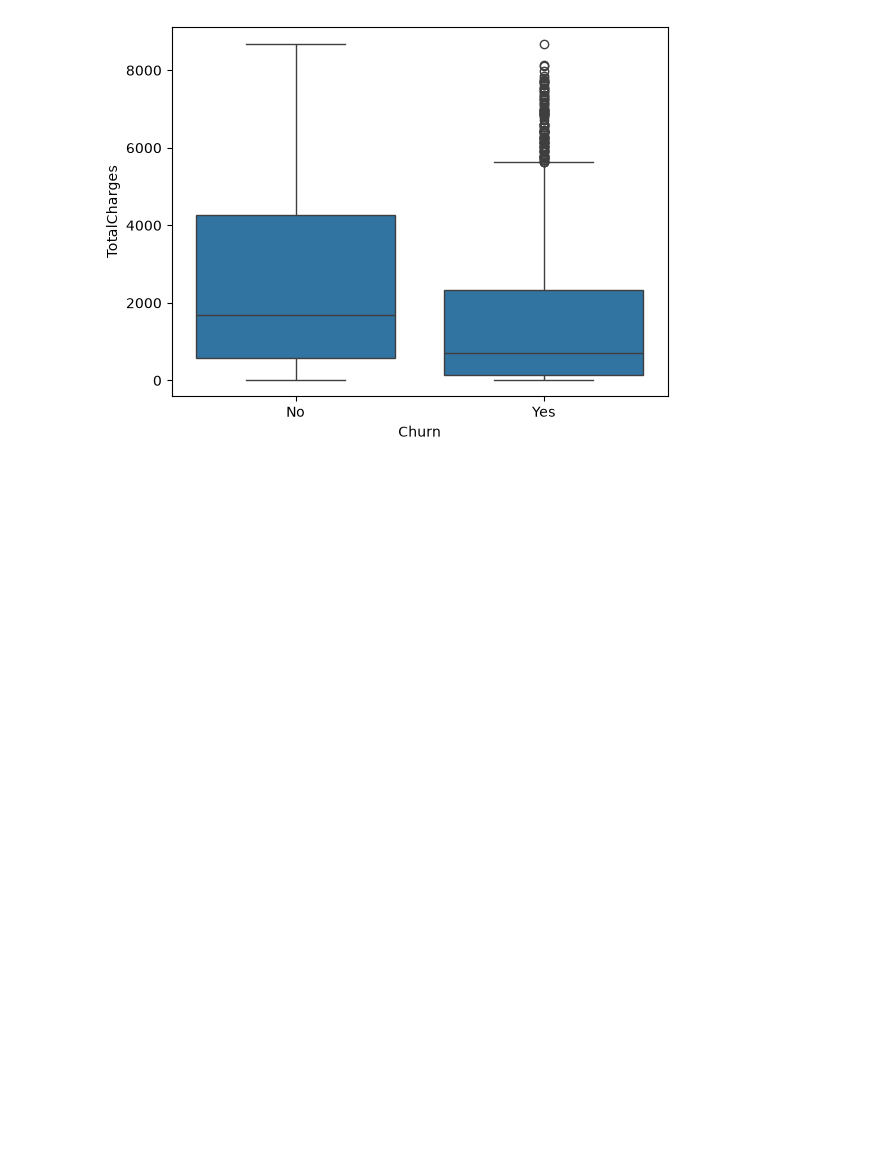
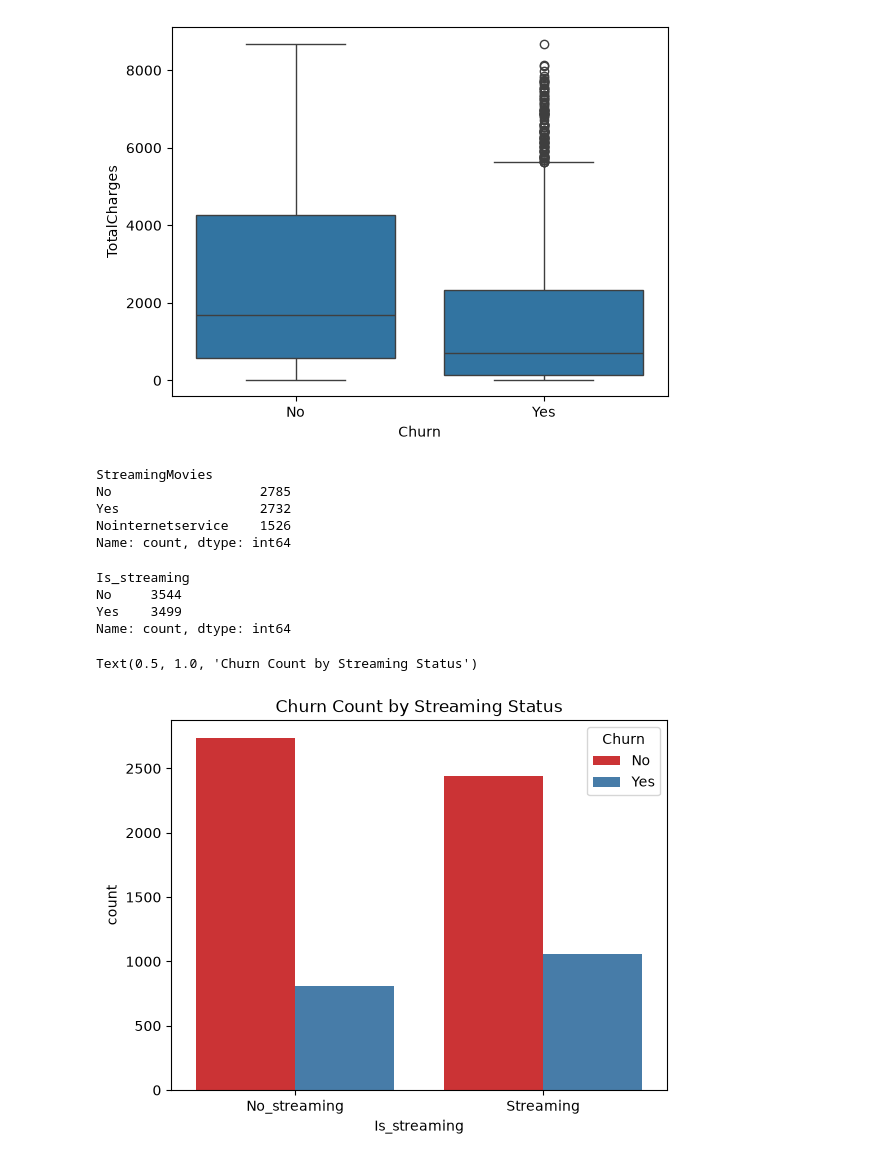
Before and after one commit to DhvanishChodavadiya/Customer-churn-prediction-, a Jupyter notebook: notebook/EDA.ipynb, the cells around one changed output. Saved outputs shown, nothing was run; the diff lists cells and outputs as text; code cells hidden in the pictures; blank space fills up the shorter version.

```diff
--- a/notebook/EDA.ipynb
+++ b/notebook/EDA.ipynb
@@ -335,3 +335,26 @@ sns.boxplot(data=df, x='Churn', y='TotalCharges')
 # %% [output]
 <Axes: xlabel='Churn', ylabel='TotalCharges'>
 [figure]
+# %%
+df['StreamingMovies'].value_counts()
+# %% [output]
+StreamingMovies
+No                   2785
+Yes                  2732
+Nointernetservice    1526
+Name: count, dtype: int64
+# %%
+df['Is_streaming'] = ((df['StreamingMovies'] == 'Yes') | (df['StreamingTV'] == 'Yes')).map({True:'Yes',False:'No'})
+df['Is_streaming'].value_counts()
+# %% [output]
+Is_streaming
+No     3544
+Yes    3499
+Name: count, dtype: int64
+# %%
+sns.countplot(data=df, x='Is_streaming', hue='Churn', palette='Set1')
+plt.xticks(['No','Yes'], ['No_streaming', 'Streaming'])
+plt.title('Churn Count by Streaming Status')
+# %% [output]
+Text(0.5, 1.0, 'Churn Count by Streaming Status')
+[figure, added]
```
Also changed, not shown: parts of 16 cells of this notebook, 15 other files.
